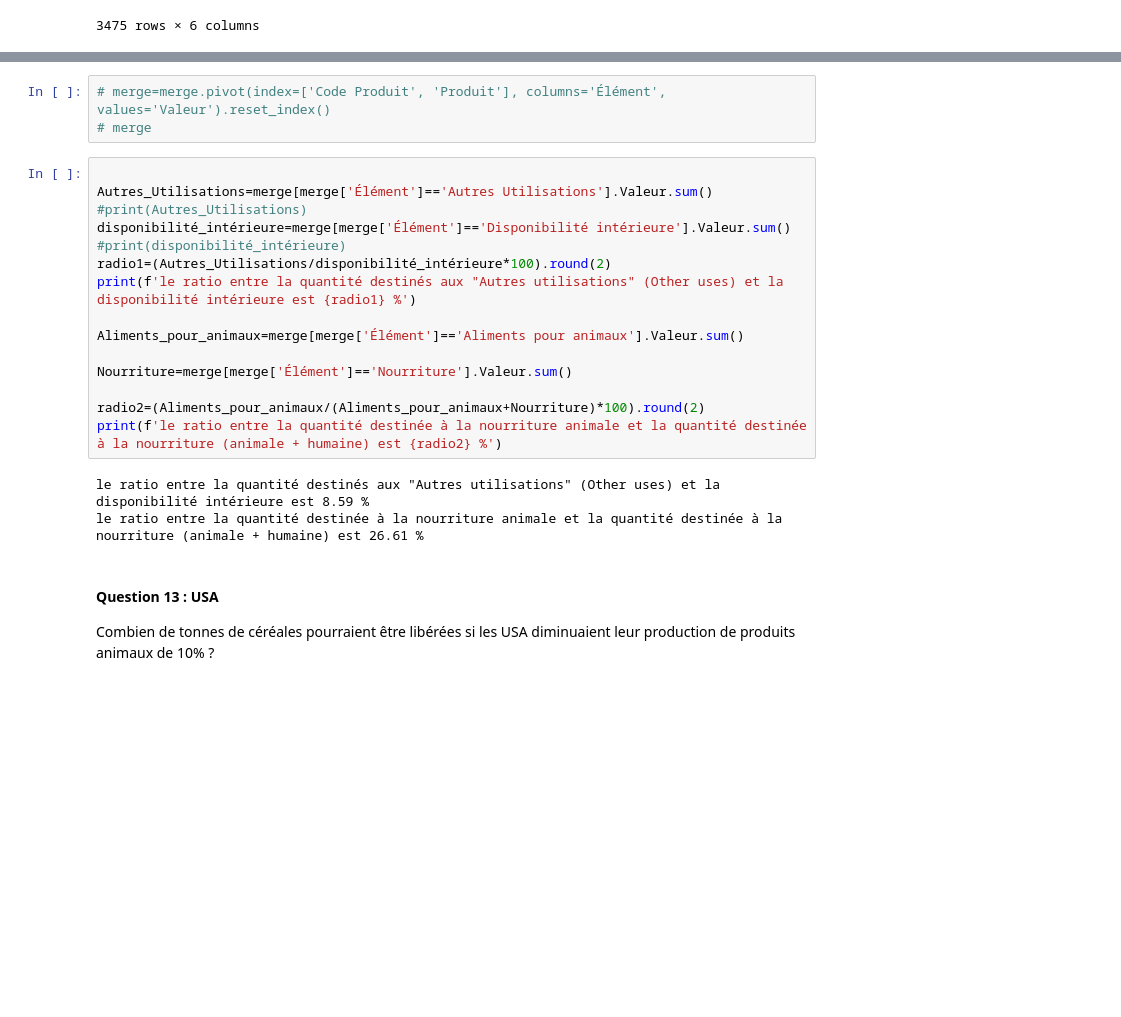
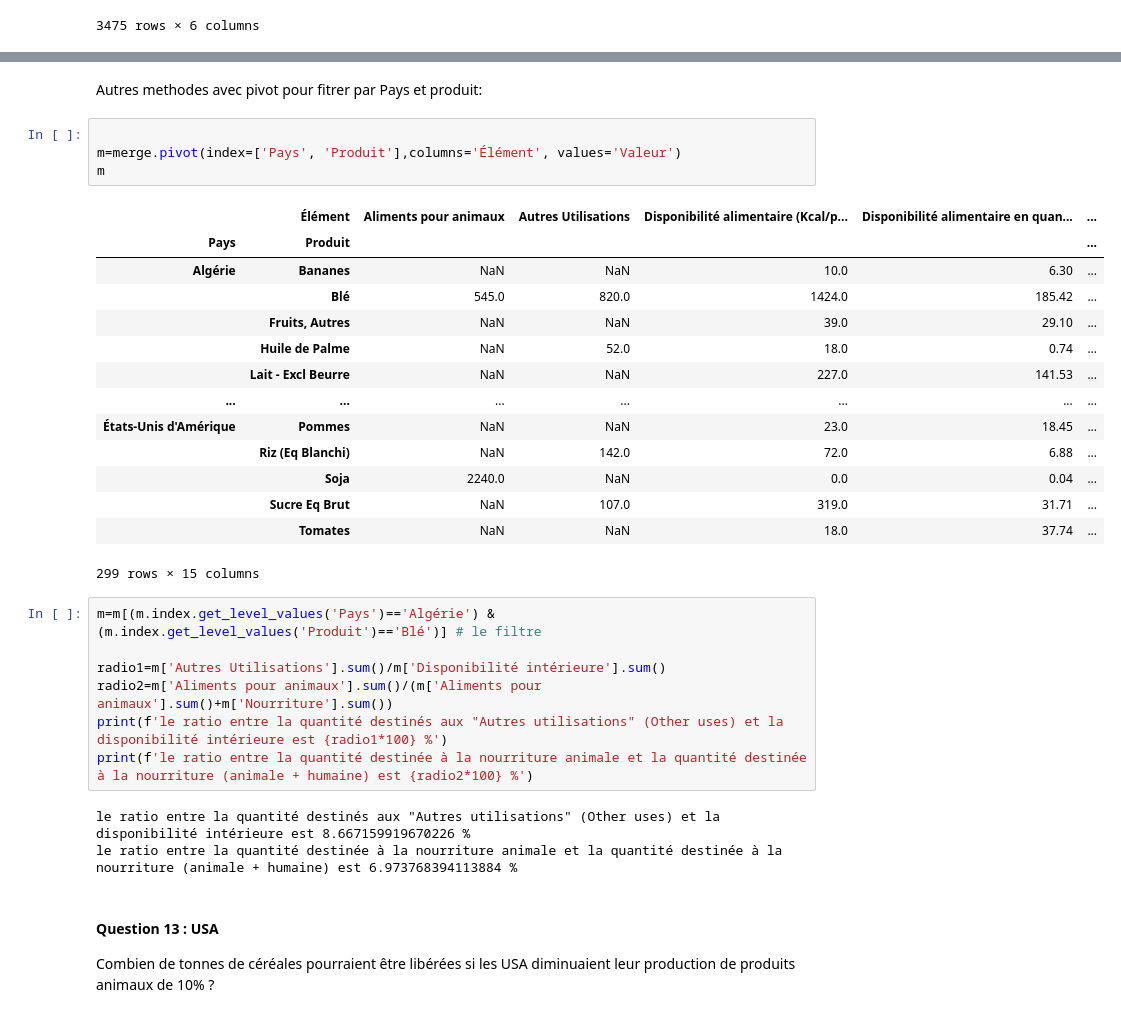
Before and after one commit to data-IA-2023/Groupe-3, a Jupyter notebook: briefs181223.ipynb, the cells around one changed output, grey strips where cells are left out. Drawn from its saved outputs; the diff is of its cells as text; blank space fills up the shorter version.

```diff
--- a/briefs181223.ipynb
+++ b/briefs181223.ipynb
@@ -1031,24 +1048,34 @@ merge
+# %% [markdown]
+Autres methodes avec pivot pour fitrer par Pays et produit:
 # %%
-# merge=merge.pivot(index=['Code Produit', 'Produit'], columns='Élément', values='Valeur').reset_index()
-# merge
+
+m=merge.pivot(index=['Pays', 'Produit'],columns='Élément', values='Valeur')
+m
+# %% [output]
+|  | Élément | Aliments pour animaux | Autres Utilisations | Disponibilité alimentaire (Kcal/p... | Disponibilité alimentaire en quan... | ... |
+| Pays | Produit |  |  |  |  | ... |
+| Algérie | Bananes | NaN | NaN | 10.0 | 6.30 | ... |
+|  | Blé | 545.0 | 820.0 | 1424.0 | 185.42 | ... |
+|  | Fruits, Autres | NaN | NaN | 39.0 | 29.10 | ... |
+|  | Huile de Palme | NaN | 52.0 | 18.0 | 0.74 | ... |
+|  | Lait - Excl Beurre | NaN | NaN | 227.0 | 141.53 | ... |
+| ... | ... | ... | ... | ... | ... | ... |
+| États-Unis d'Amérique | Pommes | NaN | NaN | 23.0 | 18.45 | ... |
+|  | Riz (Eq Blanchi) | NaN | 142.0 | 72.0 | 6.88 | ... |
+|  | Soja | 2240.0 | NaN | 0.0 | 0.04 | ... |
+|  | Sucre Eq Brut | NaN | 107.0 | 319.0 | 31.71 | ... |
+|  | Tomates | NaN | NaN | 18.0 | 37.74 | ... |
+299 rows × 15 columns
 # %%
+m=m[(m.index.get_level_values('Pays')=='Algérie') & (m.index.get_level_values('Produit')=='Blé')] # le filtre
 
-Autres_Utilisations=merge[merge['Élément']=='Autres Utilisations'].Valeur.sum()
-#print(Autres_Utilisations)
-disponibilité_intérieure=merge[merge['Élément']=='Disponibilité intérieure'].Valeur.sum()
-#print(disponibilité_intérieure)
-radio1=(Autres_Utilisations/disponibilité_intérieure*100).round(2)
-print(f'le ratio entre la quantité destinés aux "Autres utilisations" (Other uses) et la disponibilité intérieure est {radio1} %')
-
-Aliments_pour_animaux=merge[merge['Élément']=='Aliments pour animaux'].Valeur.sum()
-
-Nourriture=merge[merge['Élément']=='Nourriture'].Valeur.sum()
-
-radio2=(Aliments_pour_animaux/(Aliments_pour_animaux+Nourriture)*100).round(2)
-print(f'le ratio entre la quantité destinée à la nourriture animale et la quantité destinée à la nourriture (animale + humaine) est {radio2} %')
+radio1=m['Autres Utilisations'].sum()/m['Disponibilité intérieure'].sum()
+radio2=m['Aliments pour animaux'].sum()/(m['Aliments pour animaux'].sum()+m['Nourriture'].sum())
+print(f'le ratio entre la quantité destinés aux "Autres utilisations" (Other uses) et la disponibilité intérieure est {radio1*100} %')
+print(f'le ratio entre la quantité destinée à la nourriture animale et la quantité destinée à la nourriture (animale + humaine) est {radio2*100} %')
 # %% [output]
-le ratio entre la quantité destinés aux "Autres utilisations" (Other uses) et la disponibilité intérieure est 8.59 %
-le ratio entre la quantité destinée à la nourriture animale et la quantité destinée à la nourriture (animale + humaine) est 26.61 %
+le ratio entre la quantité destinés aux "Autres utilisations" (Other uses) et la disponibilité intérieure est 8.667159919670226 %
+le ratio entre la quantité destinée à la nourriture animale et la quantité destinée à la nourriture (animale + humaine) est 6.973768394113884 %
 # %% [markdown]
 #### Question 13 : USA
 Combien de tonnes de céréales pourraient être libérées si les USA diminuaient leur production de produits animaux de 10% ?
```
Also changed, not shown: parts of 1 cell of this notebook, 1 other file.
